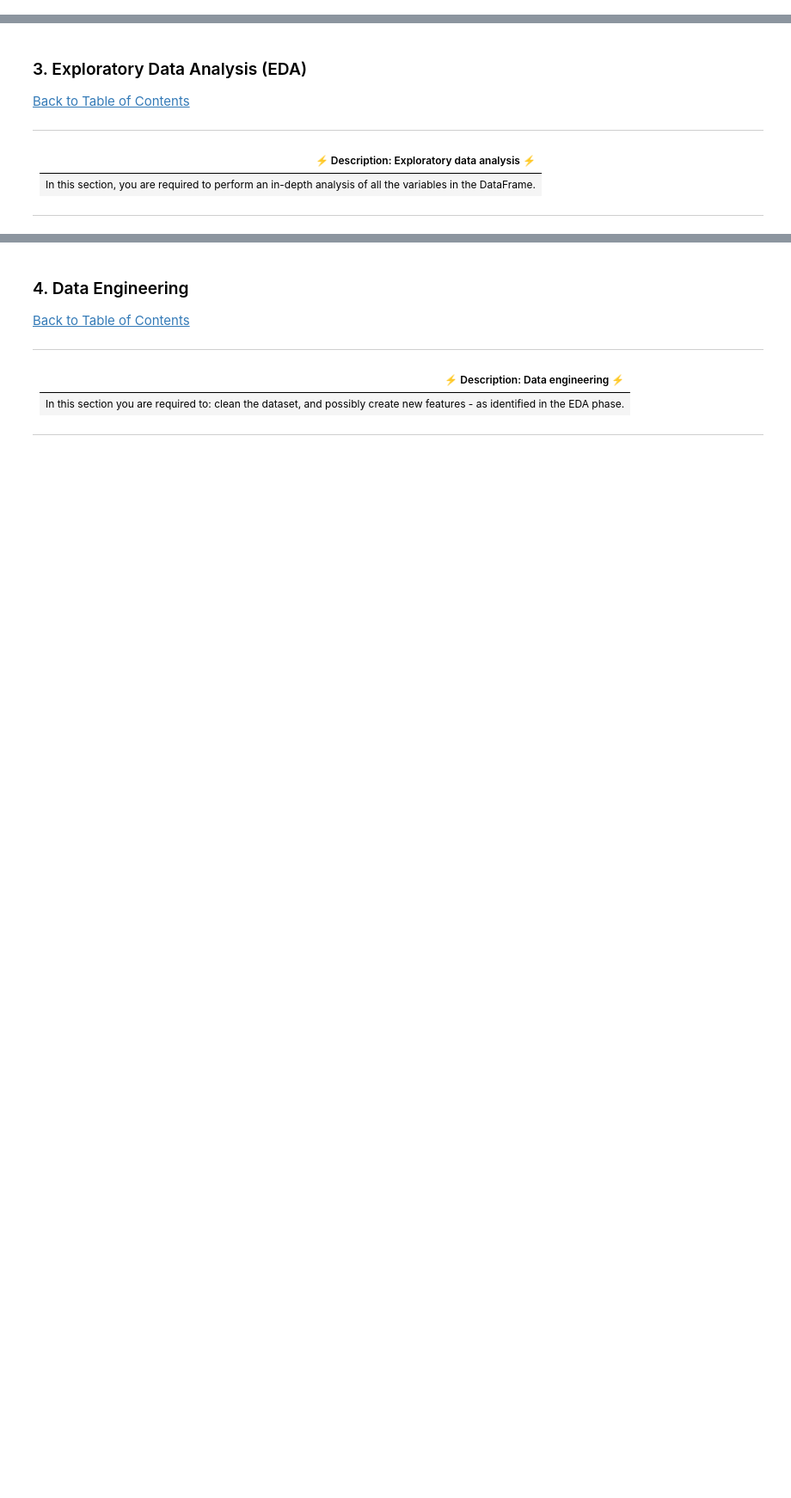
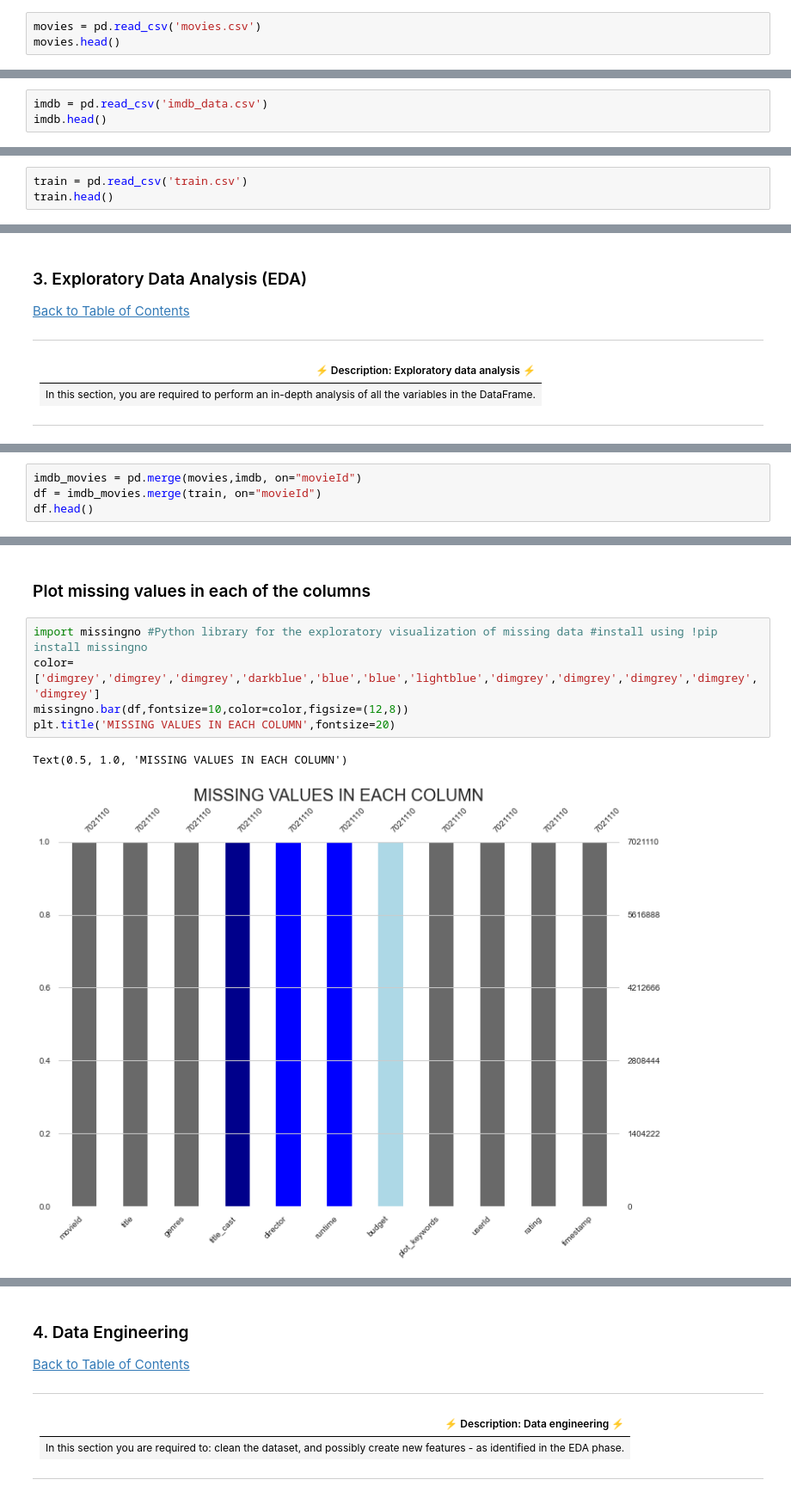
Before and after one commit to MrSathekge/Unsupervised-Learning-Sprint-2207FTDS-Team-JM5, a Jupyter notebook: Starter_Notebook.ipynb, the cells around one changed output, grey strips where cells are left out. Shown at 86% size. Drawn from its saved outputs; the diff is of its cells as text; blank space fills up the shorter version.

Commit message:
Loaded data, did some EDA, merged some csv files.

```diff
--- a/Starter_Notebook.ipynb
+++ b/Starter_Notebook.ipynb
@@ -95,3 +135,6 @@ import seaborn as sns
 | In this section you are required to load the data from the files into DataFrames. |
 
 ---
+# %%
+movies = pd.read_csv('movies.csv')
+movies.head()
@@ -97,0 +148,3 @@ import seaborn as sns
+# %%
+imdb = pd.read_csv('imdb_data.csv')
+imdb.head()
@@ -97,0 +198,3 @@ import seaborn as sns
+# %%
+train = pd.read_csv('train.csv')
+train.head()
@@ -110,0 +278,4 @@ import seaborn as sns
+# %%
+imdb_movies = pd.merge(movies,imdb, on="movieId")
+df = imdb_movies.merge(train, on="movieId")
+df.head()
@@ -110,0 +337,10 @@ import seaborn as sns
+# %% [markdown]
+### Plot missing values in each of the columns
+# %%
+import missingno #Python library for the exploratory visualization of missing data #install using !pip install missingno
+color= ['dimgrey','dimgrey','dimgrey','darkblue','blue','blue','lightblue','dimgrey','dimgrey','dimgrey','dimgrey','dimgrey']
+missingno.bar(df,fontsize=10,color=color,figsize=(12,8))
+plt.title('MISSING VALUES IN EACH COLUMN',fontsize=20)
+# %% [output]
+Text(0.5, 1.0, 'MISSING VALUES IN EACH COLUMN')
+[figure, added]
```
Also changed, not shown: parts of 37 cells of this notebook.
